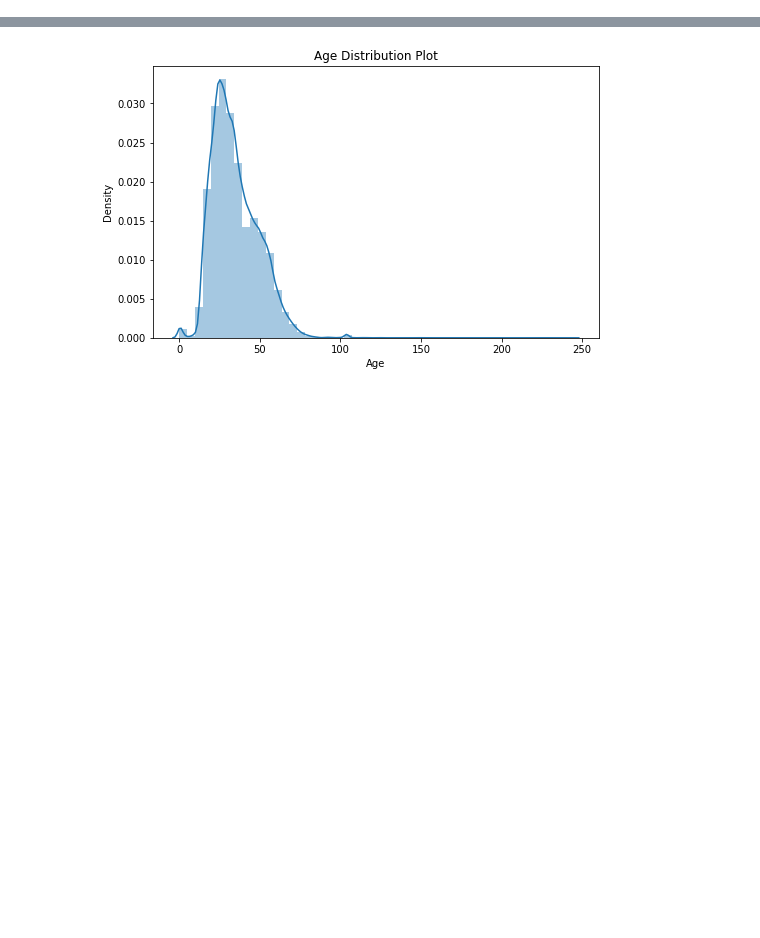
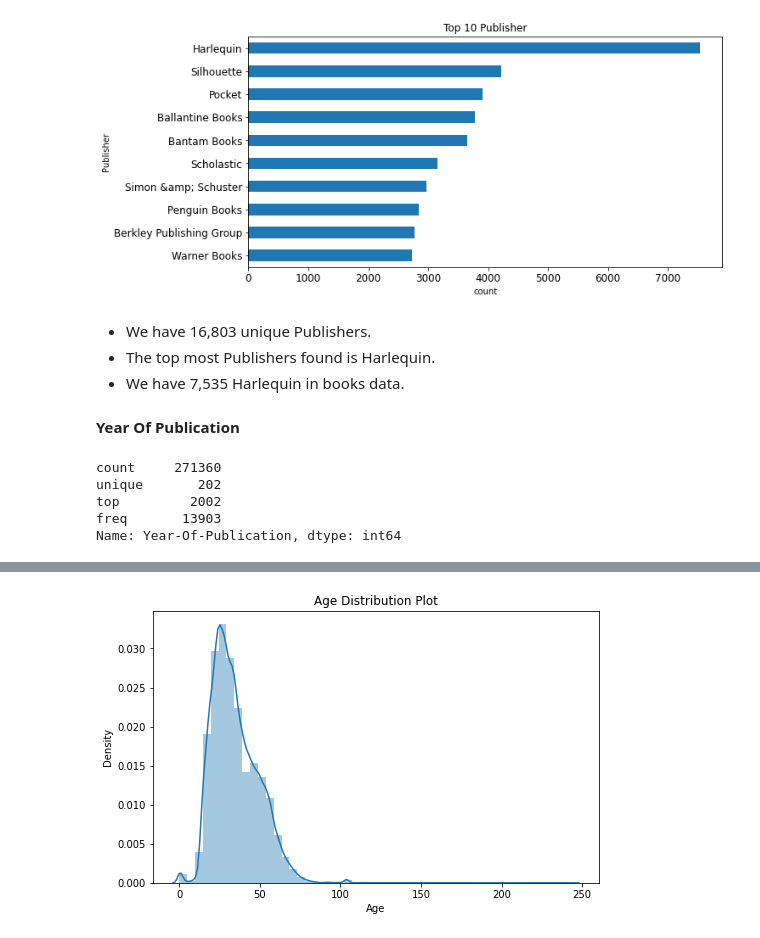
Before and after one commit to Aaryant31/Book-Recommendation-System, a Jupyter notebook: Rahul_Kumar_Soni_Book_Recommendation_System.ipynb, the cells around one changed output, grey strips where cells are left out. Cells and saved outputs as stored; diff of their text form; code cells hidden in the pictures; blank space fills up the shorter version.

```diff
--- a/Rahul_Kumar_Soni_Book_Recommendation_System.ipynb
+++ b/Rahul_Kumar_Soni_Book_Recommendation_System.ipynb
@@ -352,0 +152,22 @@ plt.xticks(rotation=90)
+# %%
+fig, axes = plt.subplots(1, 1, figsize=(10, 5))
+_ = book_df['Publisher'].value_counts().head(10).sort_values(ascending=True).plot(kind = 'barh', title='Top 10 Publisher', fontsize=12)
+plt.xlabel('count')
+plt.ylabel('Publisher')
+plt.show()
+# %% [output]
+[figure, added]
+# %% [markdown]
+* We have 16,803 unique Publishers.
+* The top most Publishers found is Harlequin.
+* We have 7,535 Harlequin in books data.
+# %% [markdown]
+**Year Of Publication**
+# %%
+book_df['Year-Of-Publication'].describe()
+# %% [output]
+count     271360
+unique       202
+top         2002
+freq       13903
+Name: Year-Of-Publication, dtype: int64
```
Also changed, not shown: parts of 172 cells of this notebook.
